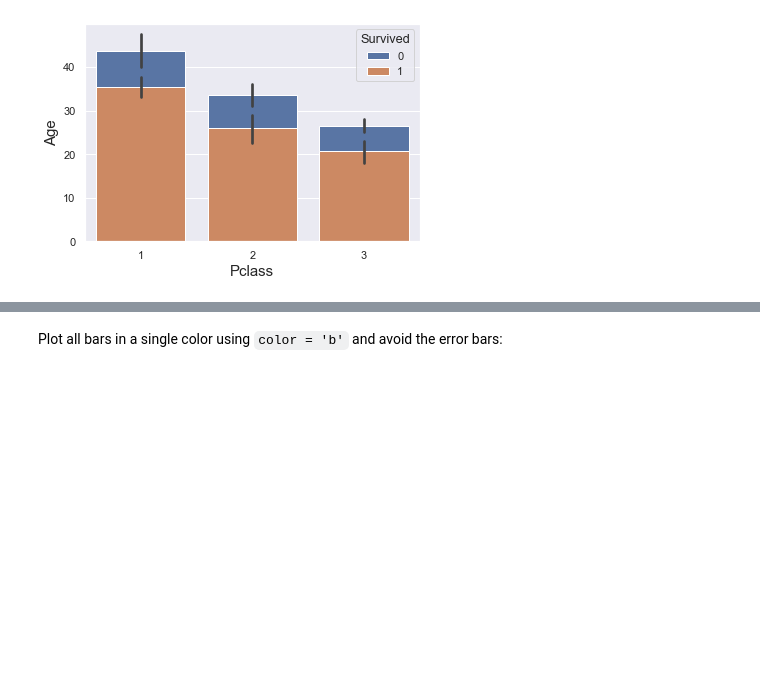
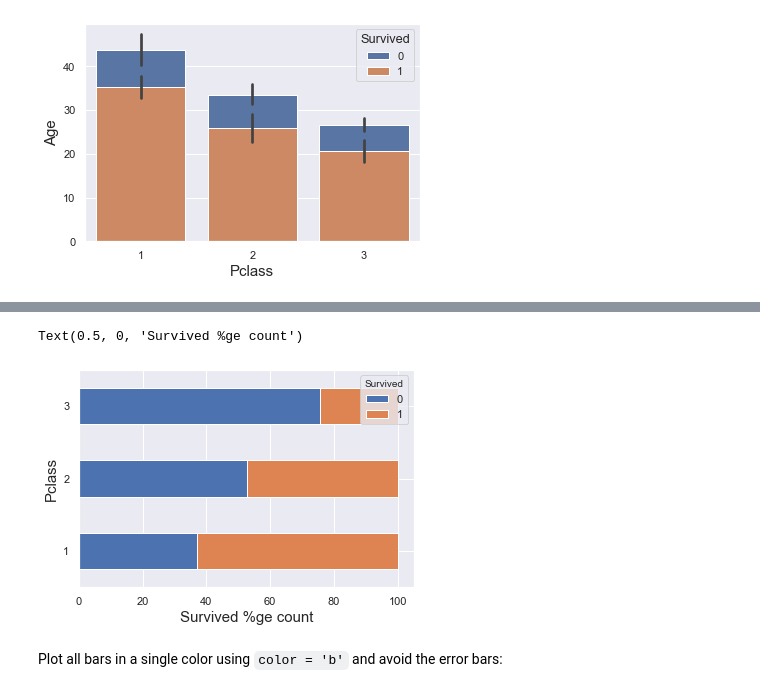
Before and after one commit to jeswingeorge/Python-DS-notes, a Jupyter notebook: Seaborn/1. Bargraph.ipynb, the cells around one changed output, grey strips where cells are left out. Cells and saved outputs as stored; diff of their text form; code cells hidden in the pictures; blank space fills up the shorter version.

```diff
--- a/Seaborn/1. Bargraph.ipynb
+++ b/Seaborn/1. Bargraph.ipynb
@@ -113,0 +129,3 @@ sns.barplot(x="Pclass", y="Age", hue="Survived", data=df, dodge = False);
+# %%
+temp = df.groupby('Pclass')['Survived'].value_counts(normalize = True).unstack() * 100
+temp
@@ -114,3 +138,9 @@ sns.barplot(x="Pclass", y="Age", hue="Survived", data=df, dodge = False);
+# %%
+temp.plot(kind = 'barh', stacked = True);
+plt.xlabel("Survived %ge count")
+# %% [output]
+Text(0.5, 0, 'Survived %ge count')
+[figure, added]
 # %% [markdown]
 Plot all bars in a single color using `color = 'b'` and avoid the error bars:
 # %%
```
Also changed, not shown: parts of 4 cells of this notebook, 2 other files.
